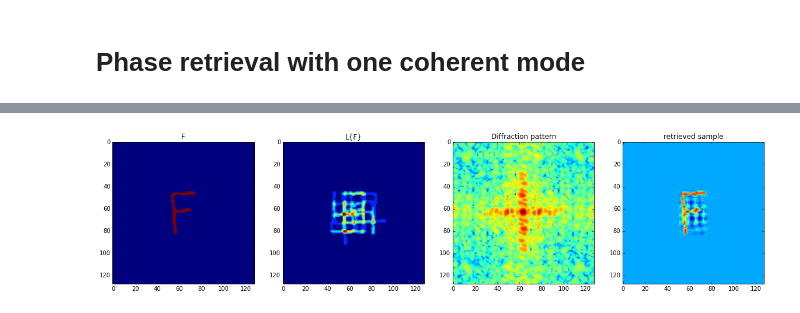
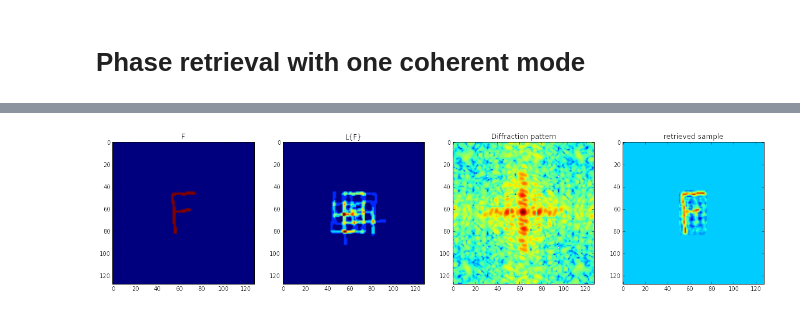
Before and after one commit to andyofmelbourne/microCrystPhasing, a Jupyter notebook: shape_transform.ipynb, the cells around one changed output, grey strips where cells are left out. Cells and saved outputs as stored; diff of their text form; code cells hidden in the pictures.

```diff
--- a/shape_transform.ipynb
+++ b/shape_transform.ipynb
@@ -93,8 +68,0 @@ True
-# %%
-U, s, Vt = np.linalg.svd(A)
-
-# Check it
-S = np.zeros((A.shape[0], A.shape[1]), dtype=A.dtype)
-S[:s.shape[0], :s.shape[0]] = np.diag(s)
-
-print np.allclose(A, np.dot(U, np.dot(S, Vt)))
@@ -141,2 +69,4 @@ fig.set_size_inches(20,5)
 # %% [markdown]
 # Phase retrieval with one coherent mode
+# %%
+L_inv = pc.make_inverse(sample_support, L)
@@ -143,3 +86,2 @@ fig.set_size_inches(20,5)
 # %%
-I = np.abs(bg.fft2(B_array + 0.0J))**2
-imshow(I)
+I = np.abs(bg.fft2(L(F) + 0.0J))**2
@@ -149,10 +88,7 @@ imshow(I)
 # %%
-sample = np.random.random(F_pad.shape) * sample_support + 0.0
+sample = np.random.random(F.shape) * sample_support + 0.0
 exit   = L(sample)
-#sample = F_pad.copy() + 0.0
 sample_0 = sample.copy()
-
-L_inv = lambda y: x.array(np.dot(A_inv, b.vect(y)))
 
 def Pmod(exit, diffraction_pattern, alpha=1.0e-10):
     # go to the detector
@@ -175,6 +111,6 @@ for i in range(1000):
     exit, sample = Psup(exit, L, L_inv)
     #
     # calculate the fidelity
-    error = bg.l2norm(F_pad + 0.0J, sample), bg.l2norm(np.sqrt(I), np.abs(bg.fft2(exit)))
+    error = bg.l2norm(F + 0.0J, sample), bg.l2norm(np.sqrt(I), np.abs(bg.fft2(exit)))
     print error
 # %% [output]
@@ -203,23 +139,23 @@ imshow(sample.real)
 # %%
 gs = GridSpec(1,4)
 
 ax = subplot(gs[0,0])
-ax.imshow(F_array)
+ax.imshow(F)
 ax.set_title('F')
 
 ax = subplot(gs[0,1])
-ax.imshow(B_array)
+ax.imshow(L(F))
 ax.set_title('L{F}')
 
 ax = subplot(gs[0,2])
 ax.imshow(np.log(I))
 ax.set_title('Diffraction pattern')
 
 ax = subplot(gs[0,3])
 ax.imshow(sample.real)
 ax.set_title('retrieved sample')
 
 fig = gcf()
 fig.set_size_inches(20,5)
 # %% [output]
-[figure, old version]
+[figure, new version]
```
Also changed, not shown: parts of 16 cells of this notebook, 2 other files.
